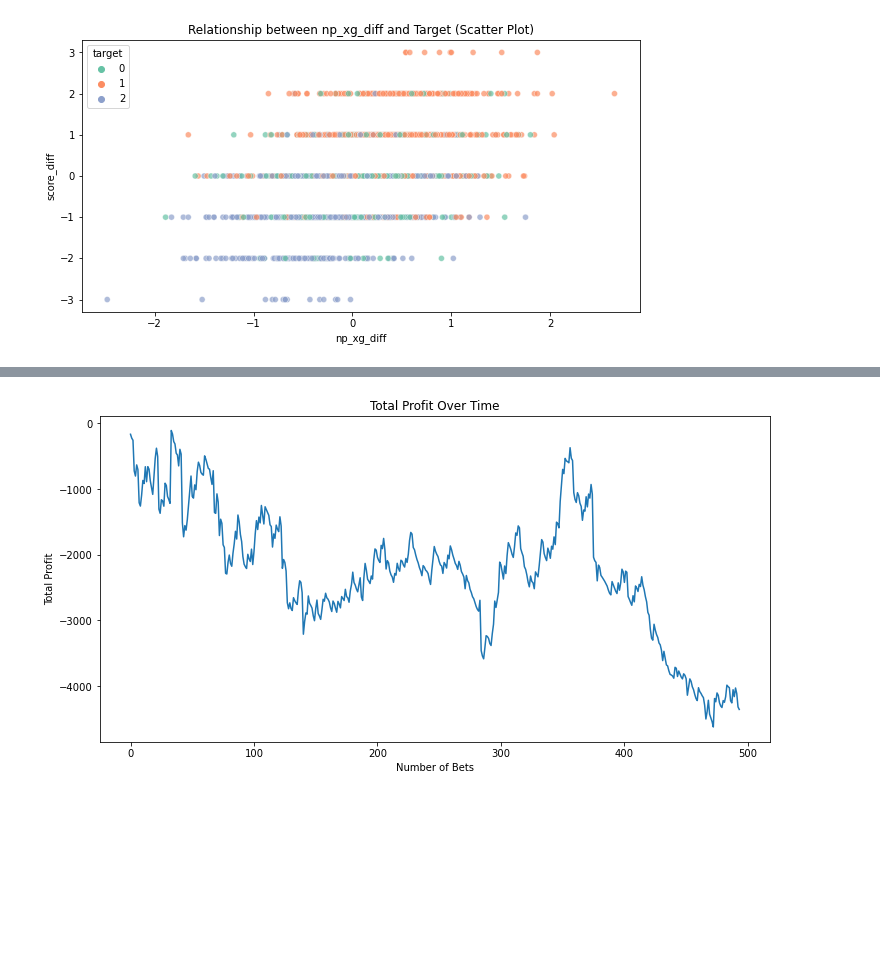
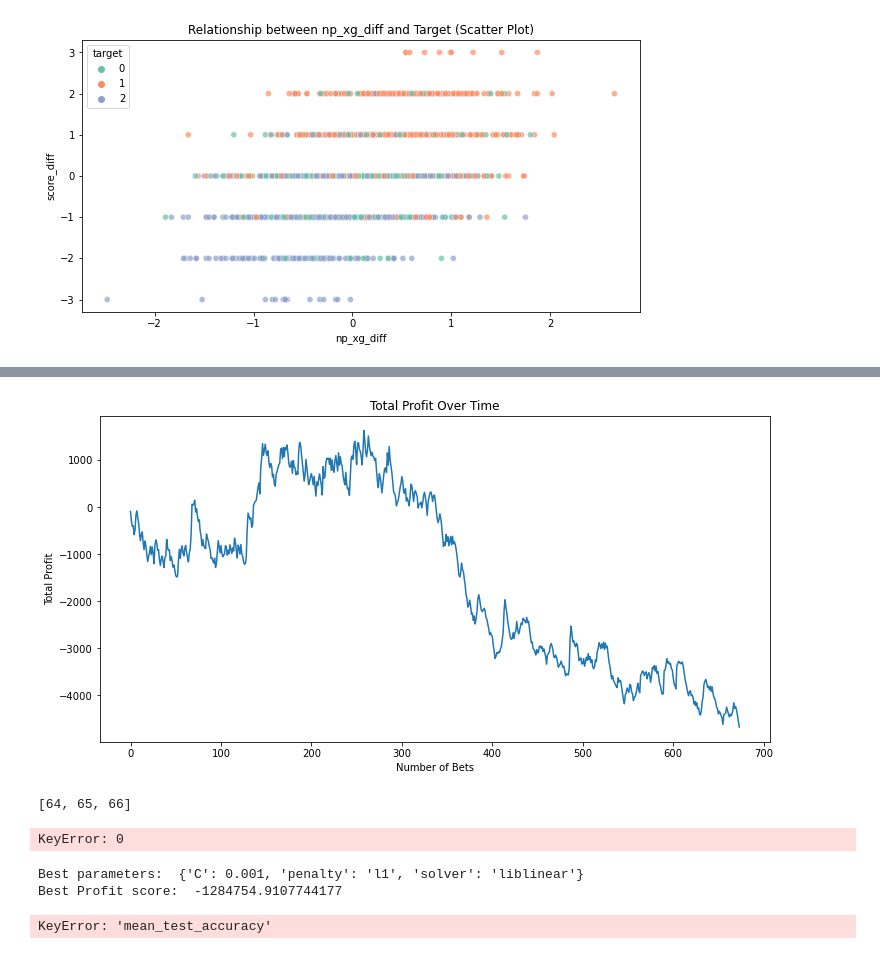
Before and after one commit to ido-tzhori/halftime_bets, a Jupyter notebook: feature_engine.ipynb, the cells around one changed output, grey strips where cells are left out. Drawn from its saved outputs; the diff is of its cells as text; code cells hidden in the pictures; blank space fills up the shorter version.

```diff
--- a/feature_engine.ipynb
+++ b/feature_engine.ipynb
@@ -220,8 +198,10 @@ y_train = encoder.fit_transform(y_train_series.values.reshape(-1, 1)).toarray()
 y_test = encoder.transform(y_test_series.values.reshape(-1, 1)).toarray()
 
 model = Sequential()
-model.add(Dense(8, input_dim=X_train.shape[1], activation='relu'))
-model.add(Dense(16, activation='relu'))
+model.add(Dense(256, input_dim=X_train.shape[1], activation='relu'))
+model.add(Dense(8, activation='relu'))
+model.add(Dense(8, activation='relu'))
+model.add(Dense(8, activation='relu'))
 model.add(Dense(3, activation='softmax'))
 
 model.compile(loss='categorical_crossentropy', optimizer=Adam(), metrics=['accuracy'])
@@ -243,7 +223,7 @@ alpha = np.array([0.057, 0.034, 0.037])
 
 bankroll = 10000
 kelly_fraction = 0.025
-outcomes = ["draw", "home win", "away win"]
+outcomes = ["draw    ", "home win", "away win"]
 
 bets_won = []
 bets_lost = []
@@ -261,7 +241,7 @@ for i in range(len(X_test_df)):
     j = np.argmax(diffs)
 
     if diffs[j] > alpha[j]:  # if the largest difference is greater than alpha
-        bet_fraction = kelly_fraction * (pred_probs[j] * odds[j] - (1 - pred_probs[j])) / (odds[j] - 1)
+        bet_fraction = kelly_fraction * (pred_probs[j] * odds[j] - (1 - pred_probs[j])) / (odds[j])
         bet_amount = bet_fraction * bankroll
         bets_odds.append(odds[j])
         bets_count += 1
@@ -272,24 +252,30 @@ for i in range(len(X_test_df)):
             bankroll += profit
             bets_won.append(bet_amount)
             odds_won.append(odds[j])
-            print(f"W - game:{i+1} outcome: {outcomes[actual_outcome]} - bet: {outcomes[j]} - pred prob: {pred_probs[j]:.2f} - given prob: {implied_probs[j]:.2f} - odds {odds[j]} - bet size: {bet_amount:.2f}: profit/loss: {profit:.2f}")
+#             print(f"W {bankroll:.1f} - SD: {df.loc[idx, ['score_diff']][0]}\f - game: {i+1}\f outcome: {outcomes[actual_outcome]}\f - bet: {outcomes[j]}\f - pred prob: {pred_probs[j]:.3f}\f - given prob: {implied_probs[j]:.3f}\f - odds {odds[j]:.3f}\f - bet size: {bet_amount:.3f}\f - profit/loss: {profit:.3f}")
         else:
             profit = -bet_amount
             bankroll += profit
             bets_lost.append(bet_amount)
             odds_lost.append(odds[j])
-            print(f"L - game:{i+1} outcome: {outcomes[actual_outcome]} - bet: {outcomes[j]} - pred prob: {pred_probs[j]:.2f} - given prob: {implied_probs[j]:.2f} - odds {odds[j]} - bet size: {bet_amount:.2f}: profit/loss: {profit:.2f}")
+#             print(f"L {bankroll:.1f} - SD: {df.loc[idx, ['score_diff']][0]}\f - game: {i+1}\f outcome: {outcomes[actual_outcome]}\f - bet: {outcomes[j]}\f - pred prob: {pred_probs[j]:.3f}\f - given prob: {implied_probs[j]:.3f}\f - odds {odds[j]:.3f}\f - bet size: {bet_amount:.3f}\f - profit/loss: {profit:.3f}")
 
         profits.append(profit)
         total_profit += profit
 
+num_wins = len(bets_won)
+win_rate = num_wins / bets_count if bets_count > 0 else 0
+
 print('Total profit:', total_profit)
 print('Average bet odds:', np.mean(bets_odds))
 print('Number of bets placed:', bets_count)
+print('Number of bets won:', num_wins)
+print('Win rate:', f'{win_rate*100:.2f}%')
 print('Average bet size when won:', np.mean(bets_won))
 print('Average bet size when lost:', np.mean(bets_lost))
 print('Average odds when won:', np.mean(odds_won))
 print('Average odds when lost:', np.mean(odds_lost))
+
 
 plt.figure(figsize=(12,6))
 plt.plot(np.cumsum(profits))
@@ -318 +304 @@ Average odds when lost: 5.154655120296346
-[figure, old version]
+[figure, new version]
@@ -318,0 +307,4 @@ Average odds when lost: 5.154655120296346
+# %%
+indices
+# %% [output]
+[64, 65, 66]
@@ -318,0 +336,51 @@ Average odds when lost: 5.154655120296346
+# %%
+clf = LogisticRegression(C=10, penalty='l1', solver='liblinear')
+feature_cols = [col for col in df.columns if col != 'target']
+X = df[feature_cols]
+y = df['target']
+X_train, X_test, y_train, y_test = train_test_split(X, y, test_size=0.3, random_state=42)
+clf.fit(X_train, y_train)
+
+score = profit_score(clf, X_test, y_test, original_data=df)
+print('Profit Score:', score)
+# %% [output]
+KeyError: 0
+# %%
+from sklearn.model_selection import GridSearchCV
+from sklearn.metrics import make_scorer
+from sklearn.linear_model import LogisticRegression
+from sklearn.preprocessing import StandardScaler
+
+param_grid = {
+    'C': [0.001, 0.01, 0.1, 1, 10, 100],
+    'penalty': ['l1', 'l2'],
+    'solver': ['liblinear'] # 'liblinear' solver supports both 'l1' and 'l2'
+}
+
+# Create a GridSearchCV object
+grid = GridSearchCV(
+    LogisticRegression(),
+    param_grid,
+    scoring=profit_score,
+    refit = 'accuracy', cv=5
+)
+
+# Prepare the feature and target variables
+feature_cols = [col for col in df.columns if col != 'target']
+X = df[feature_cols]
+y = df['target']
+
+# Scaling
+scaler = StandardScaler()
+X_scaled = scaler.fit_transform(X)
+
+# Fitting the model
+grid.fit(X_scaled, y)
+
+# Print best parameters and scores
+print("Best parameters: ", grid.best_params_)
+print("Best Profit score: ", grid.best_score_)
+# %% [output]
+Best parameters:  {'C': 0.001, 'penalty': 'l1', 'solver': 'liblinear'}
+Best Profit score:  -1284754.9107744177
+KeyError: 'mean_test_accuracy'
```
Also changed, not shown: parts of 11 cells of this notebook.
